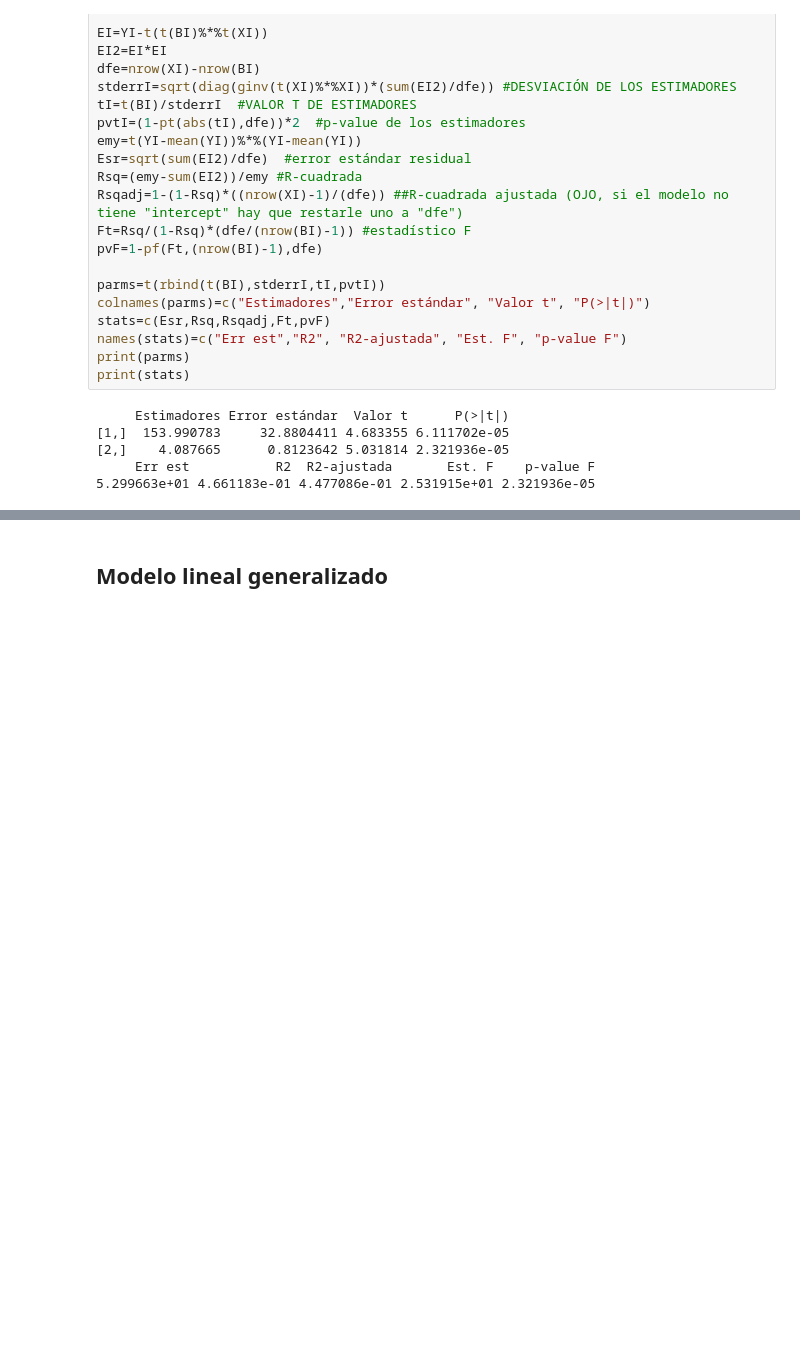
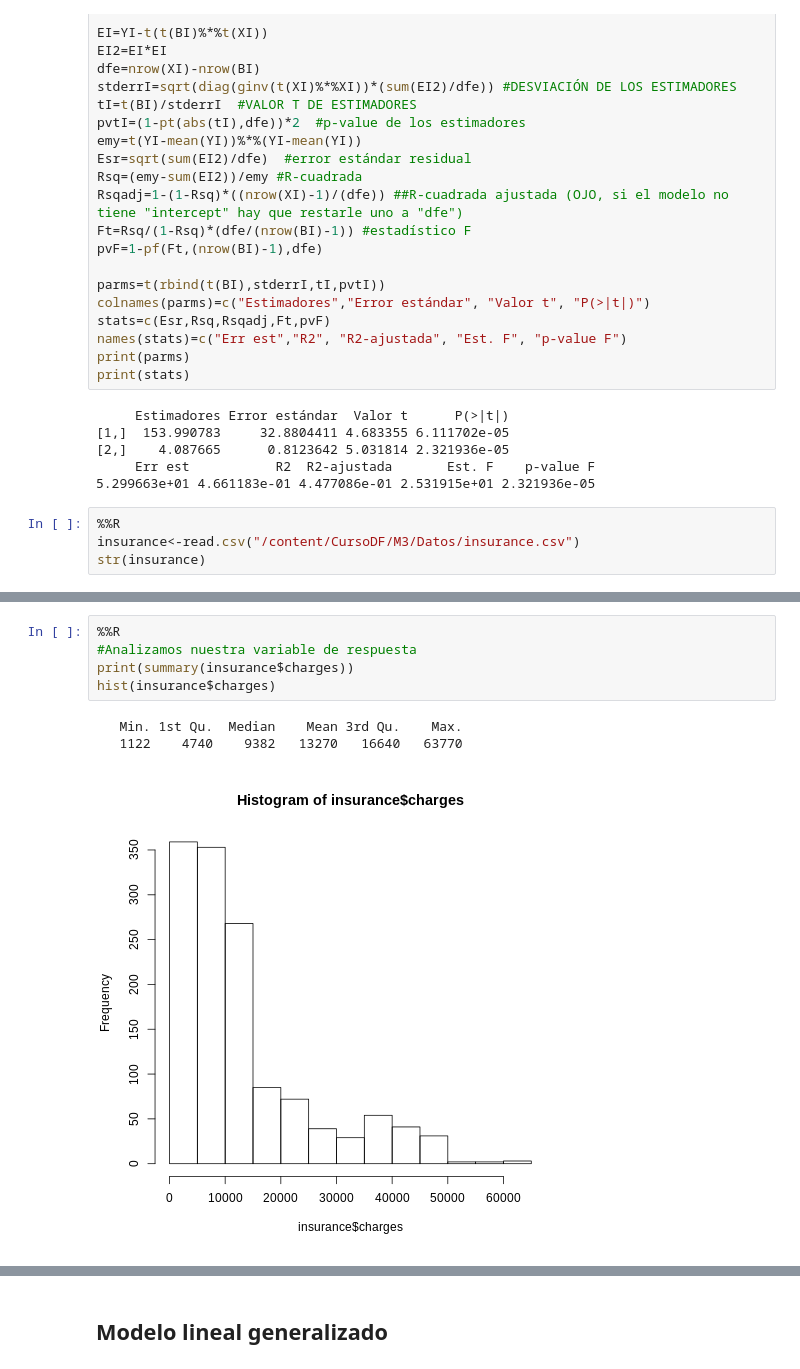
Before and after one commit to edgaryair1024/RtoLearn, a Jupyter notebook: M3.ipynb, the cells around one changed output, grey strips where cells are left out. Drawn from its saved outputs; the diff is of its cells as text; blank space fills up the shorter version.

```diff
--- a/M3.ipynb
+++ b/M3.ipynb
@@ -331,3 +333,7 @@ print(stats)
 [2,]    4.087665      0.8123642 5.031814 2.321936e-05
      Err est           R2  R2-ajustada       Est. F    p-value F
 5.299663e+01 4.661183e-01 4.477086e-01 2.531915e+01 2.321936e-05
+# %%
+%%R
+insurance<-read.csv("/content/CursoDF/M3/Datos/insurance.csv")
+str(insurance)
@@ -333,0 +349,9 @@ print(stats)
+# %%
+%%R
+#Analizamos nuestra variable de respuesta
+print(summary(insurance$charges))
+hist(insurance$charges)
+# %% [output]
+   Min. 1st Qu.  Median    Mean 3rd Qu.    Max.
+   1122    4740    9382   13270   16640   63770
+[figure, added]
```
Also changed, not shown: parts of 24 cells of this notebook.
